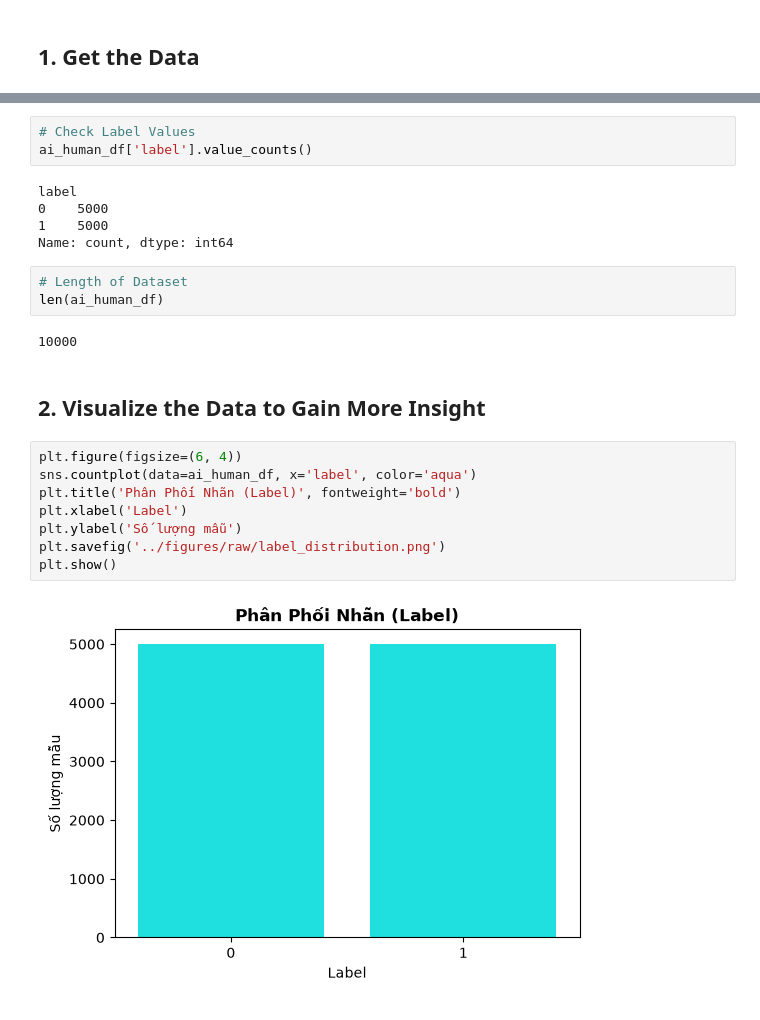
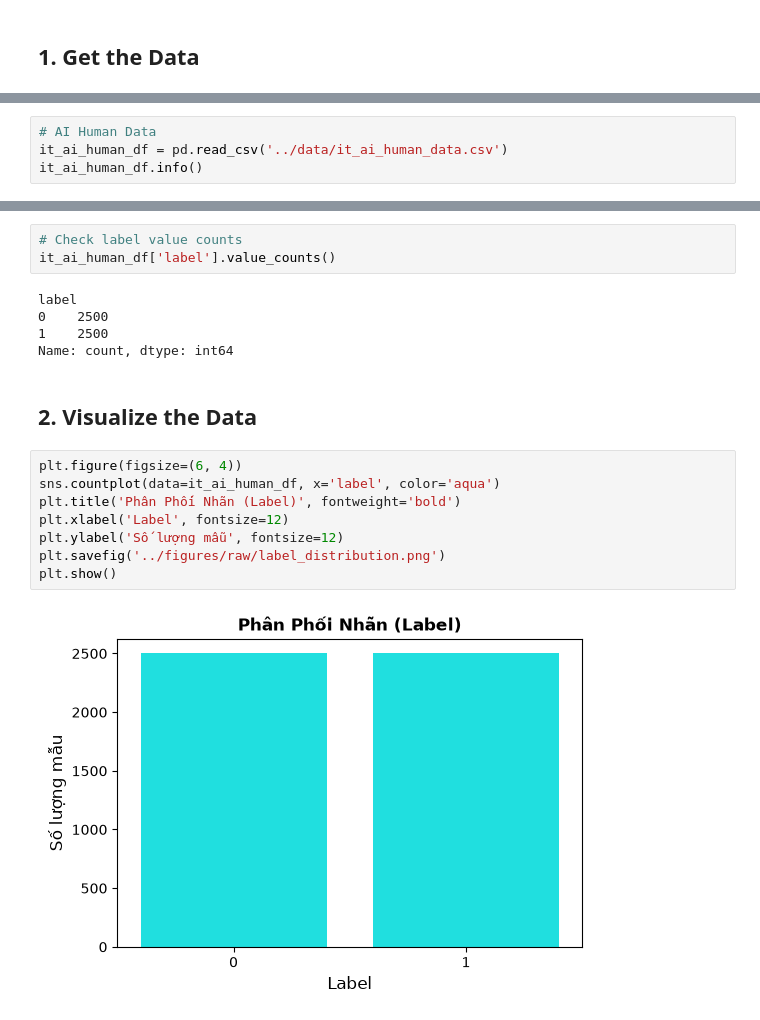
Before and after one commit to deckardLong/ai-content-detection, a Jupyter notebook: notebooks/01_eda.ipynb, the cells around one changed output, grey strips where cells are left out. Drawn from its saved outputs; the diff is of its cells as text.

```diff
--- a/notebooks/01_eda.ipynb
+++ b/notebooks/01_eda.ipynb
@@ -38,0 +9,4 @@ np.int64(6250)
+# %%
+# AI Human Data
+it_ai_human_df = pd.read_csv('../data/it_ai_human_data.csv')
+it_ai_human_df.info()
@@ -64,26 +64,21 @@ Name: count, dtype: int64
 # %%
-# Check Label Values
-ai_human_df['label'].value_counts()
+# Check label value counts
+it_ai_human_df['label'].value_counts()
 # %% [output]
 label
-0    5000
-1    5000
+0    2500
+1    2500
 Name: count, dtype: int64
-# %%
-# Length of Dataset
-len(ai_human_df)
-# %% [output]
-10000
 # %% [markdown]
-## **2. Visualize the Data to Gain More Insight**
+## **2. Visualize the Data**
 # %%
 plt.figure(figsize=(6, 4))
-sns.countplot(data=ai_human_df, x='label', color='aqua')
+sns.countplot(data=it_ai_human_df, x='label', color='aqua')
 plt.title('Phân Phối Nhãn (Label)', fontweight='bold')
-plt.xlabel('Label')
-plt.ylabel('Số lượng mẫu')
+plt.xlabel('Label', fontsize=12)
+plt.ylabel('Số lượng mẫu', fontsize=12)
 plt.savefig('../figures/raw/label_distribution.png')
 plt.show()
 # %% [output]
-[figure, old version]
+[figure, new version]
 # %%
```
Also changed, not shown: parts of 17 cells of this notebook.
